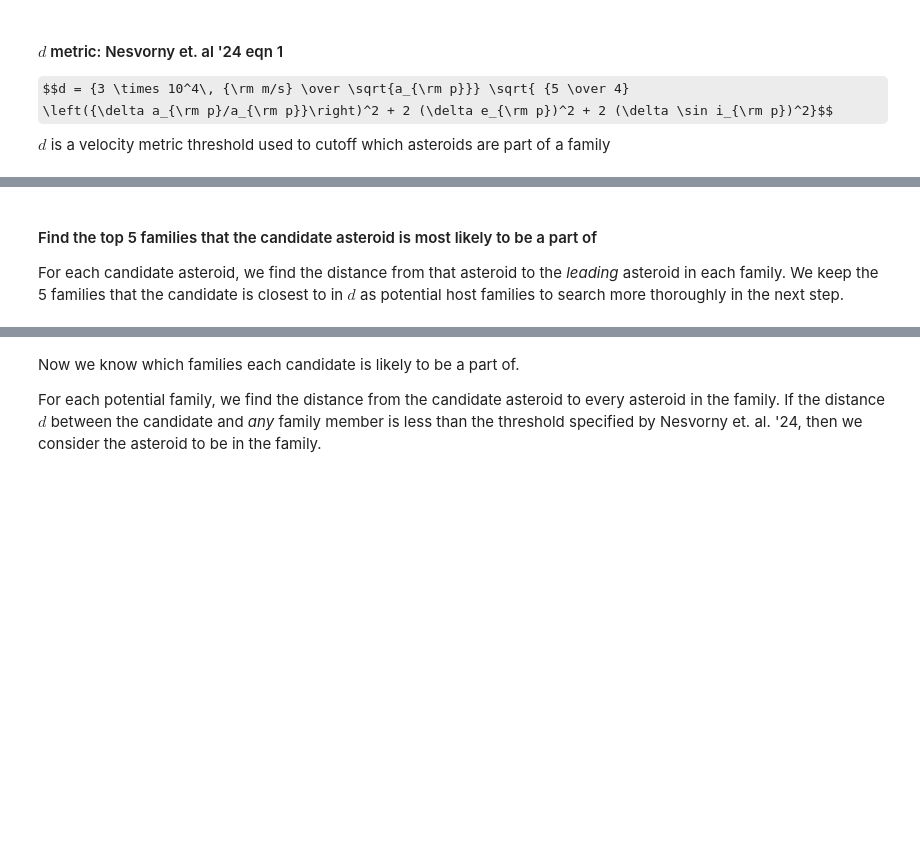
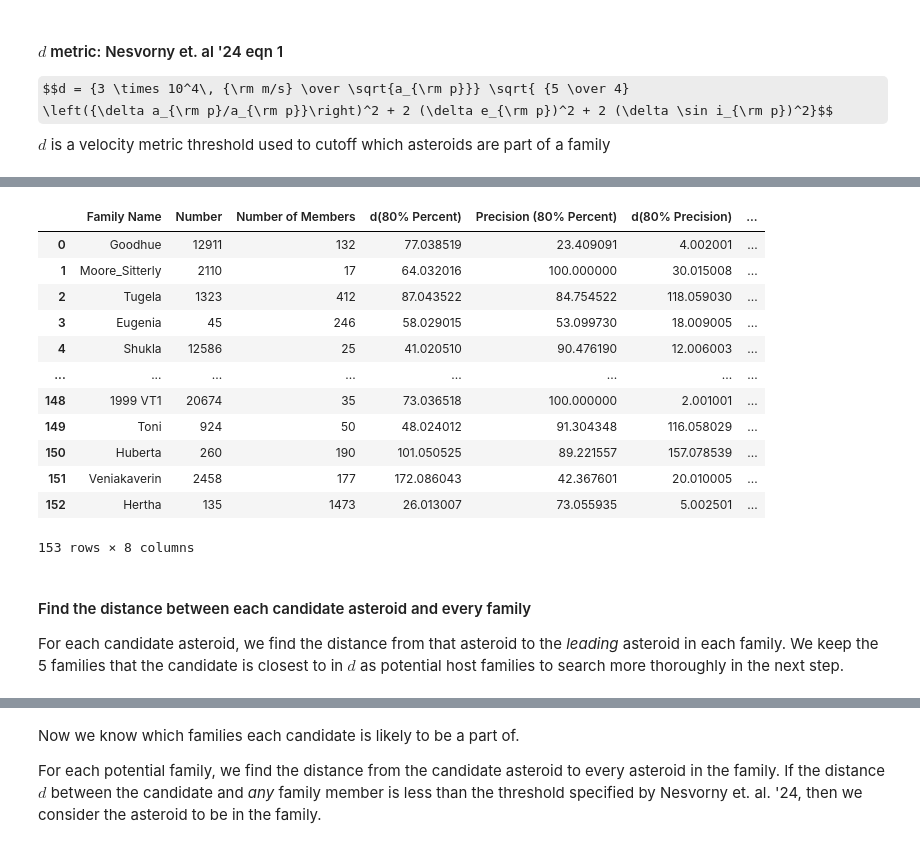
Before and after one commit to YangShen31/proper_elements_prediction, a Jupyter notebook: full_pipeline.ipynb, the cells around one changed output, grey strips where cells are left out. Drawn from its saved outputs; the diff is of its cells as text; code cells hidden in the pictures; some formulas as TeX source; blank space fills up the shorter version.

```diff
--- a/full_pipeline.ipynb
+++ b/full_pipeline.ipynb
@@ -249,29 +255,27 @@ def calculate_d(a_p, delta_a_p, delta_e_p, delta_sin_i_p):
 # %%
-def extract_table_from_txt(path):
-	with open(path, "r") as f:
-		lines = f.readlines()
+df_d = pd.read_csv("data/d_cutoff_80_percent.csv")
 
-	start = None
-	for i, line in enumerate(lines):
-		if line.strip().startswith("Number"):
-			start = i
-			break
+# "d Nesvorny" is the d threshold from the Nesvorny paper
+# "d(80% Precision)" is the d threshold that achieves 80% precision
+# "d(80% Percent)" is the d threshold that achieves 80% percent detected
+desired_d = "d(80% Percent)" # EDIT ME
 
-	end = None
-	for i, line in enumerate(lines[start:], start=start):
-		if line.strip().startswith("Note."):
-			end = i
-			break
-
-	table_lines = lines[start:end]
-
-	df = pd.read_csv(io.StringIO("".join(table_lines)), sep="\t+", engine="python")
-	df['Name'] = df["Name"].str.replace("-","_")
-	return df
-
-# Collect all family txt files in data folder
-all_files = glob.glob("data/family_d_vals/*.txt")
-
-# Extract and merge
-df_list = [extract_table_from_txt(file) for file in all_files]
-df_d = pd.concat(df_list, ignore_index=True)
+df_d
+# Additional column descriptions
+# "Precision (80% Percent)" is the precision achieved on test data when using the "d(80% Percent)" threshold for a family
+# "Percent (80% Precision)" is the percent detected achieved on test data when using the "d(80% Precision)" threshold for a family
+# "Number" is the family number, used to more accurately identify the family across files
+# %% [output]
+|  | Family Name | Number | Number of Members | d(80% Percent) | Precision (80% Percent) | d(80% Precision) | ... |
+| 0 | Goodhue | 12911 | 132 | 77.038519 | 23.409091 | 4.002001 | ... |
+| 1 | Moore_Sitterly | 2110 | 17 | 64.032016 | 100.000000 | 30.015008 | ... |
+| 2 | Tugela | 1323 | 412 | 87.043522 | 84.754522 | 118.059030 | ... |
+| 3 | Eugenia | 45 | 246 | 58.029015 | 53.099730 | 18.009005 | ... |
+| 4 | Shukla | 12586 | 25 | 41.020510 | 90.476190 | 12.006003 | ... |
+| ... | ... | ... | ... | ... | ... | ... | ... |
+| 148 | 1999 VT1 | 20674 | 35 | 73.036518 | 100.000000 | 2.001001 | ... |
+| 149 | Toni | 924 | 50 | 48.024012 | 91.304348 | 116.058029 | ... |
+| 150 | Huberta | 260 | 190 | 101.050525 | 89.221557 | 157.078539 | ... |
+| 151 | Veniakaverin | 2458 | 177 | 172.086043 | 42.367601 | 20.010005 | ... |
+| 152 | Hertha | 135 | 1473 | 26.013007 | 73.055935 | 5.002501 | ... |
+153 rows × 8 columns
@@ -278,5 +334,5 @@ df_d = pd.concat(df_list, ignore_index=True)
 # %% [markdown]
-#### Find the top 5 families that the candidate asteroid is most likely to be a part of
+#### Find the distance between each candidate asteroid and every family
 
 For each candidate asteroid, we find the distance from that asteroid to the *leading* asteroid in each family. We keep the 5 families that the candidate is closest to in $d$ as potential host families to search more thoroughly in the next step.
 # %%
```
Also changed, not shown: parts of 8 cells of this notebook, 11 other files.
